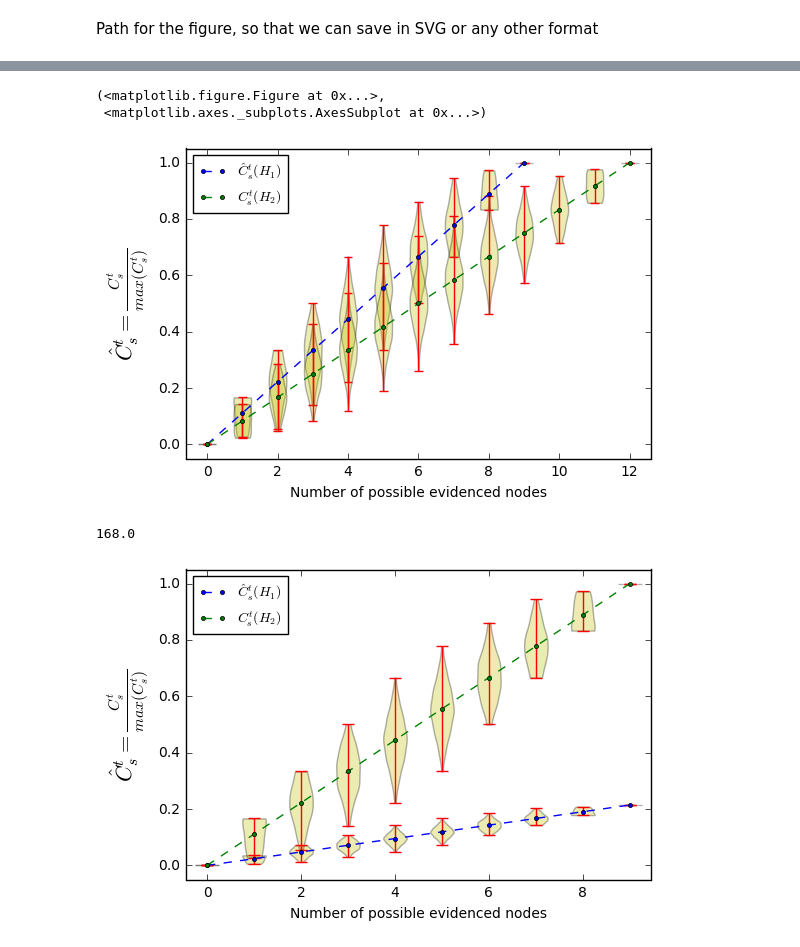
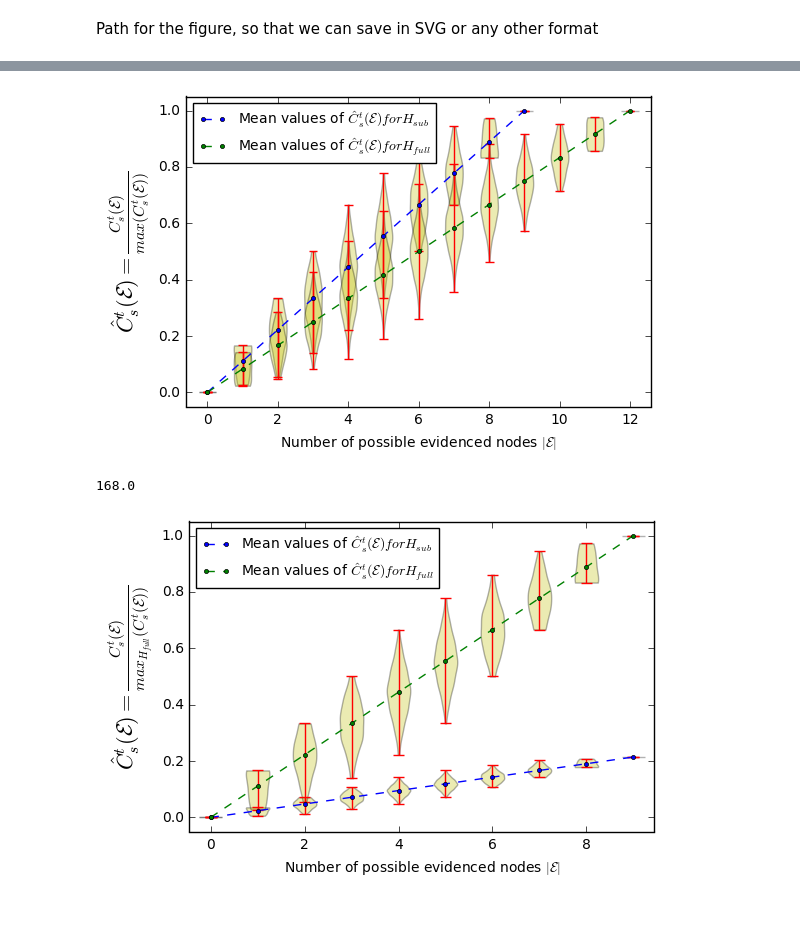
Before and after one commit to plumdeq/hypothtest, a Jupyter notebook: notebooks/results/experiment-1.ipynb, the cells around one changed output, grey strips where cells are left out. Saved outputs shown, nothing was run; the diff lists cells and outputs as text; code cells hidden in the pictures; blank space fills up the shorter version.

```diff
--- a/notebooks/results/experiment-1.ipynb
+++ b/notebooks/results/experiment-1.ipynb
@@ -205,11 +206,9 @@ plot_confidences(full_unnormalized_confidences,
 # %%
-plot_confidences(full_normalized_confidences,
+fig2, ax2 = plot_confidences(full_normalized_confidences,
                  sub_normalized_confidences,
-                 smaller_label=r"$\hat{C}_s^t(H_1)$",
-                 bigger_label="$C_s^t(H_2)$",
-                 xlabel="Number of possible evidenced nodes",
-                 ylabel=r"$\hat{C}_s^t = \frac{C_s^t}{max(C_s^t)}$")
+                 smaller_label=r"Mean values of $\hat{C}_s^t(\mathcal{E}) for H_{sub}$",
+                 bigger_label=r"Mean values of $\hat{C}_s^t(\mathcal{E}) for H_{full}$",
+                 xlabel=r"Number of possible evidenced nodes $|\mathcal{E}|$",
+                 ylabel=r"$\hat{C}_s^t(\mathcal{E}) = \frac{C_s^t(\mathcal{E})}{max(C_s^t(\mathcal{E}))}$")
 # %% [output]
-(<matplotlib.figure.Figure at 0x...>,
- <matplotlib.axes._subplots.AxesSubplot at 0x...>)
-[figure, old version]
+[figure, new version]
@@ -223,12 +225,12 @@ max_full_unnorm
 # %%
 fig3, ax3 = plot_confidences(sub_normalized_confidences,
                  sub_norm_to_big,
-                 smaller_label=r"$\hat{C}_s^t(H_1)$",
-                 bigger_label="$C_s^t(H_2)$",
-                 xlabel="Number of possible evidenced nodes",
-                 ylabel=r"$\hat{C}_s^t = \frac{C_s^t}{max(C_s^t)}$")
+                 smaller_label=r"Mean values of $\hat{C}_s^t(\mathcal{E}) for H_{sub}$",
+                 bigger_label=r"Mean values of $\hat{C}_s^t(\mathcal{E}) for H_{full}$",
+                 xlabel=r"Number of possible evidenced nodes $|\mathcal{E}|$",
+                 ylabel=r"$\hat{C}_s^t(\mathcal{E}) = \frac{C_s^t(\mathcal{E})}{max_{H_{full}}(C_s^t(\mathcal{E}))}$")
 # %% [output]
-[figure, old version]
+[figure, new version]
 # %%
 fig3_svg = os.path.abspath(os.path.join(path_to_images, 'subg_to_norm.svg'))
 fig3.savefig(fig3_svg)
```
Also changed, not shown: parts of 4 cells of this notebook, 1 other file.
